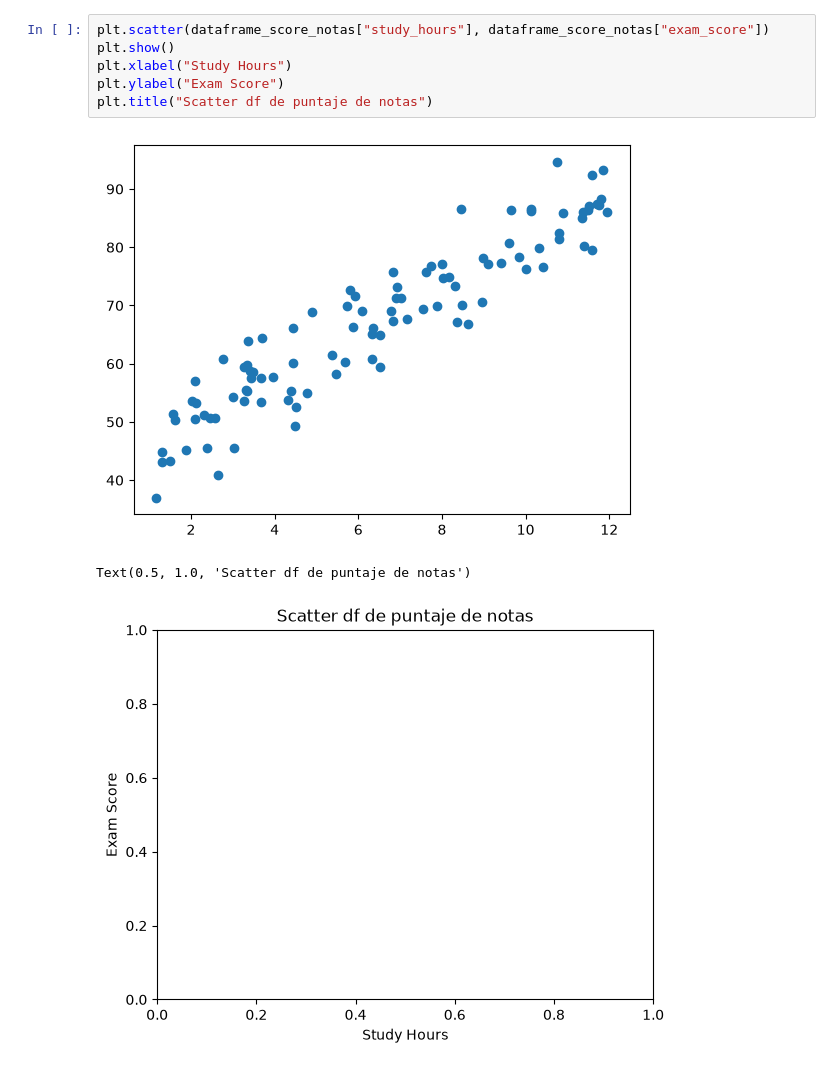
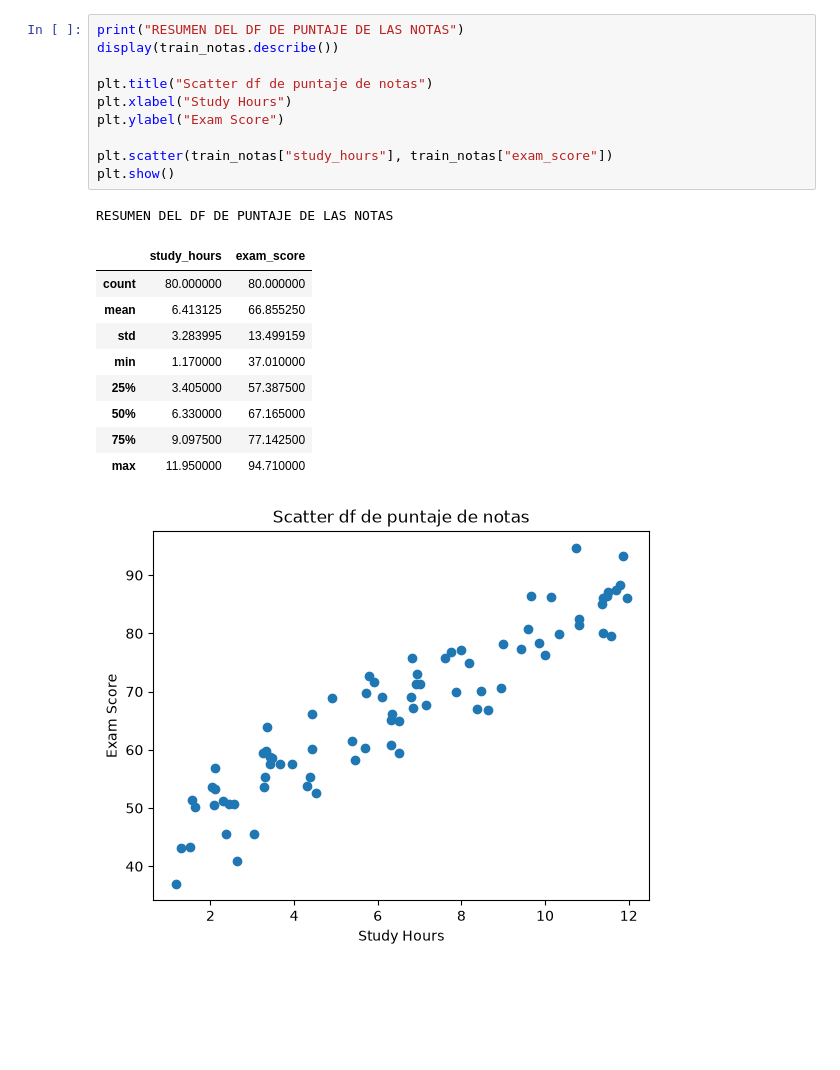
Before and after one commit to hammet05/aprendizaje_automatico, a Jupyter notebook: notebooks/linear_regression.ipynb, the cells around one changed output. Drawn from its saved outputs; the diff is of its cells as text; blank space fills up the shorter version.

```diff
--- a/notebooks/linear_regression.ipynb
+++ b/notebooks/linear_regression.ipynb
@@ -61,10 +283,22 @@ RESUMEN DEL DF DE PRECIO DE RENTAS
-# %%
-plt.scatter(dataframe_score_notas["study_hours"], dataframe_score_notas["exam_score"])
-plt.show()
-plt.xlabel("Study Hours")
-plt.ylabel("Exam Score")
-plt.title("Scatter df de puntaje de notas")
-# %% [output]
-[figure, removed]
-Text(0.5, 1.0, 'Scatter df de puntaje de notas')
-[figure, removed]
+# %%
+print("RESUMEN DEL DF DE PUNTAJE DE LAS NOTAS")
+display(train_notas.describe())
+
+plt.title("Scatter df de puntaje de notas")
+plt.xlabel("Study Hours")
+plt.ylabel("Exam Score")
+
+plt.scatter(train_notas["study_hours"], train_notas["exam_score"])
+plt.show()
+# %% [output]
+RESUMEN DEL DF DE PUNTAJE DE LAS NOTAS
+|  | study_hours | exam_score |
+| count | 80.000000 | 80.000000 |
+| mean | 6.413125 | 66.855250 |
+| std | 3.283995 | 13.499159 |
+| min | 1.170000 | 37.010000 |
+| 25% | 3.405000 | 57.387500 |
+| 50% | 6.330000 | 67.165000 |
+| 75% | 9.097500 | 77.142500 |
+| max | 11.950000 | 94.710000 |
+[figure, added]
```
Also changed, not shown: parts of 9 cells of this notebook, 1 other file.
